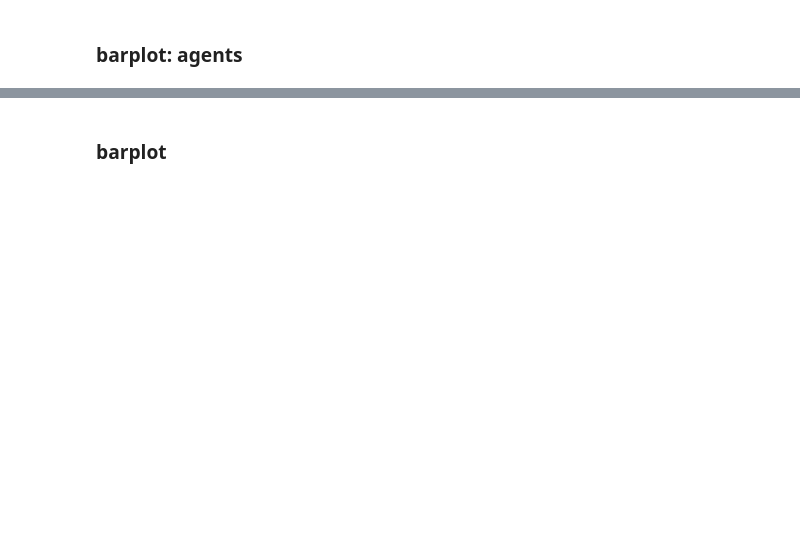
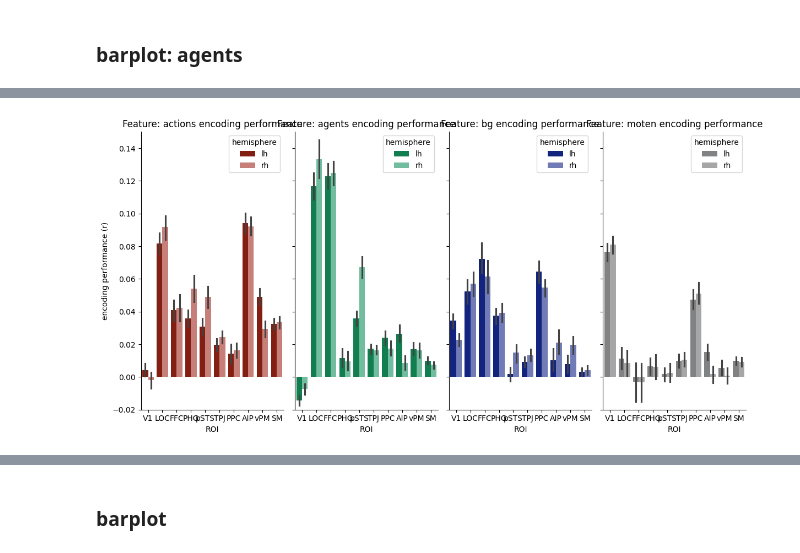
Before and after one commit to jungheejung/life-encoding, a Jupyter notebook: scripts/himalaya/glove/step05_extractcorr.ipynb, the cells around one changed output, grey strips where cells are left out. Saved outputs shown, nothing was run; the diff lists cells and outputs as text; code cells hidden in the pictures; blank space fills up the shorter version.

Commit message:
DEV: color code and subplot

```diff
--- a/scripts/himalaya/glove/step05_extractcorr.ipynb
+++ b/scripts/himalaya/glove/step05_extractcorr.ipynb
@@ -234,0 +269,49 @@ sns.figure.savefig(join(save_dir, f"{feature}-r_pca-40_align-{alignment}_hemi-lh
+# %%
+import seaborn as sns
+import matplotlib.pyplot as plt
+
+# Example list of features and corresponding color palettes for each feature
+features = ['actions', 'agents', 'bg', 'moten']  # Add other features as needed
+
+# Define separate palettes for each feature
+palettes = {
+    'actions': {'lh': '#941100',  # Red for left hemisphere
+                'rh': '#D4746D'},  # Custom color for right hemisphere
+    'agents': {'lh': '#008F51',  # Custom color for another feature (left hemisphere)
+                        'rh': '#66C9A3'},  # Custom color for another feature (right hemisphere),
+    'bg': {'lh': '#011891',  # Assign blue to left hemisphere
+                  'rh': '#6573C1'} ,
+    'moten': {'lh': '#808285',  # Assign blue to left hemisphere
+                  'rh': '#A6A6A6'}
+}
+
+ # Assign orange to right hemisphere
+
+# Set up the subplots; adjust nrows and ncols based on the number of subplots
+fig, axes = plt.subplots(nrows=1, ncols=len(features), figsize=(12, 6), sharey=True)
+
+# Loop through each feature and its corresponding palette
+for i, feature in enumerate(features):
+    # Get the custom palette for the current feature
+    custom_palette = palettes[feature]
+
+    sns.barplot(x="ROI",
+                y="encoding performance (r)",
+                hue="hemisphere",
+                data=results_df[results_df['features'] == feature],
+                order=roi_order,
+                palette=custom_palette,  # Use the specific palette for this subplot
+                ax=axes[i])  # Plot on the corresponding subplot
+    axes[i].set_ylim(-0.02, 0.15)
+    axes[i].set_title(f"Feature: {feature} encoding performance")
+    sns.despine(ax=axes[i])
+
+# Adjust layout to prevent overlap
+plt.tight_layout()
+
+# Save the figure
+plt.savefig(join(save_dir, f"feature_encoding_performance_r_pca-40_align-{alignment}_roi.png"), dpi=300)
+
+plt.show()
+# %% [output]
+[figure, added]
```
Also changed, not shown: parts of 10 cells of this notebook.
